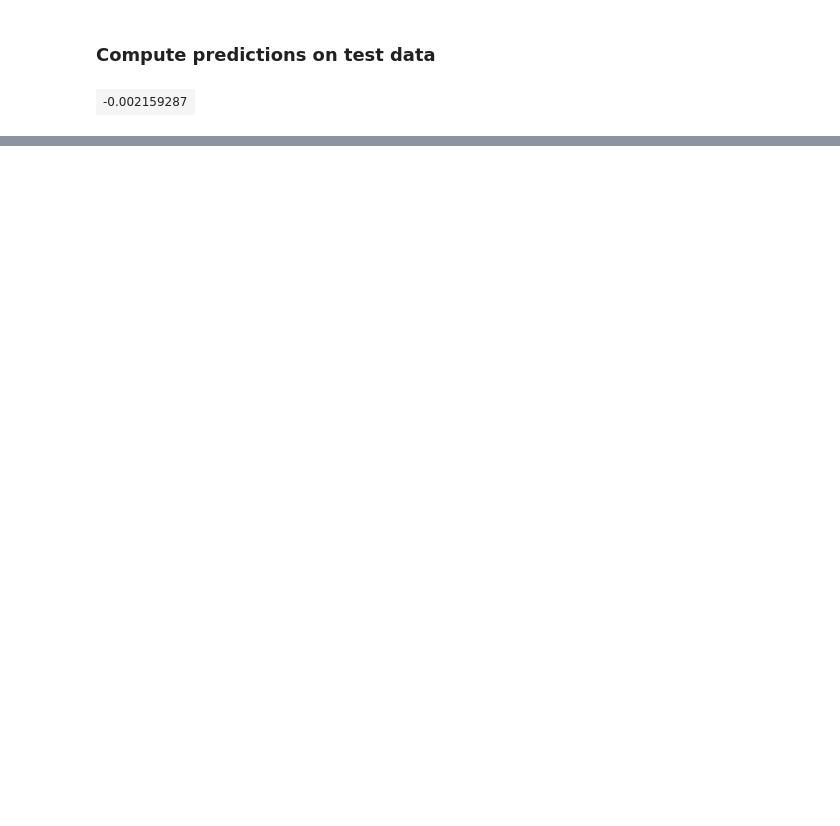
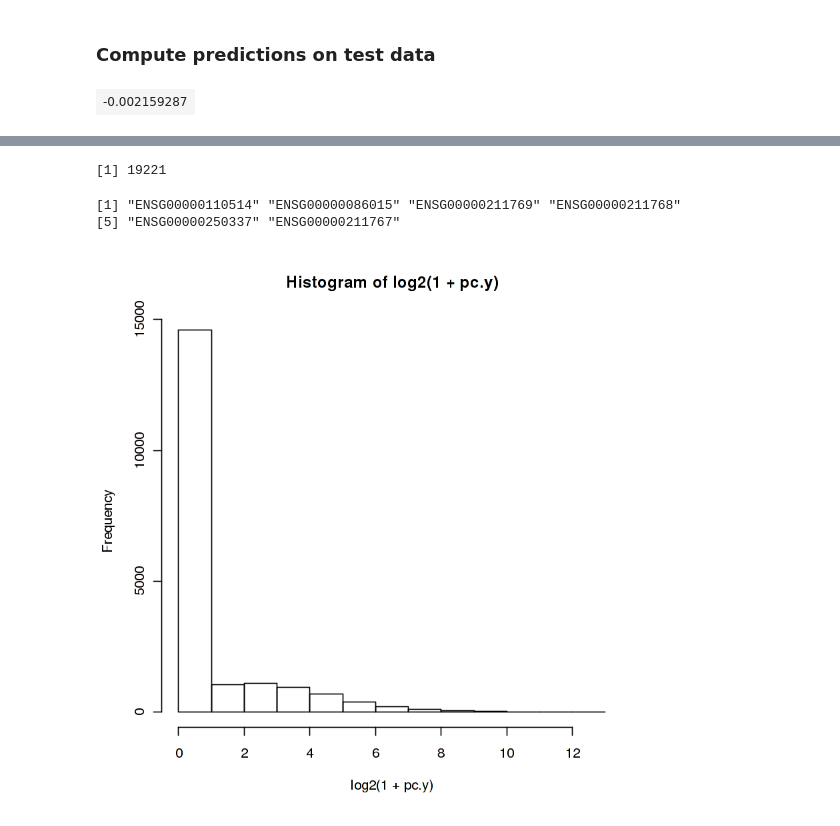
Before and after one commit to fba67/scMTL, a Jupyter notebook: feat2resp_bulk_LiHe_500bpWinTF.ipynb, the cells around one changed output, grey strips where cells are left out. Saved outputs shown, nothing was run; the diff lists cells and outputs as text; code cells hidden in the pictures; blank space fills up the shorter version.

Commit message:
added protein coding section

```diff
--- a/feat2resp_bulk_LiHe_500bpWinTF.ipynb
+++ b/feat2resp_bulk_LiHe_500bpWinTF.ipynb
@@ -183,0 +194,6 @@ cor(pred.res.test, test_y)
+# %%
+ensembl = useEnsembl(biomart="ensembl")
+martDB <- useDataset(ensembl, dataset="hsapiens_gene_ensembl")
+# %%
+pc <- getBM(attributes=c("ensembl_gene_id","external_gene_name","description"), filters='biotype',
+      values=c('protein_coding'), mart= martDB)
@@ -183,0 +212,16 @@ cor(pred.res.test, test_y)
+# %%
+pc.hits <- which(rownames(x) %in% pc$ensembl_gene_id)
+# %%
+length(pc.hits)
+head(rownames(x))
+# %% [output]
+[1] 19221
+[1] "ENSG00000110514" "ENSG00000086015" "ENSG00000211769" "ENSG00000211768"
+[5] "ENSG00000250337" "ENSG00000211767"
+# %%
+pc.x <- x[pc.hits, ]
+pc.y <- y[pc.hits]
+# %%
+hist(log2(1 + pc.y))
+# %% [output]
+[figure, added]
```
Also changed, not shown: parts of 8 cells of this notebook.
